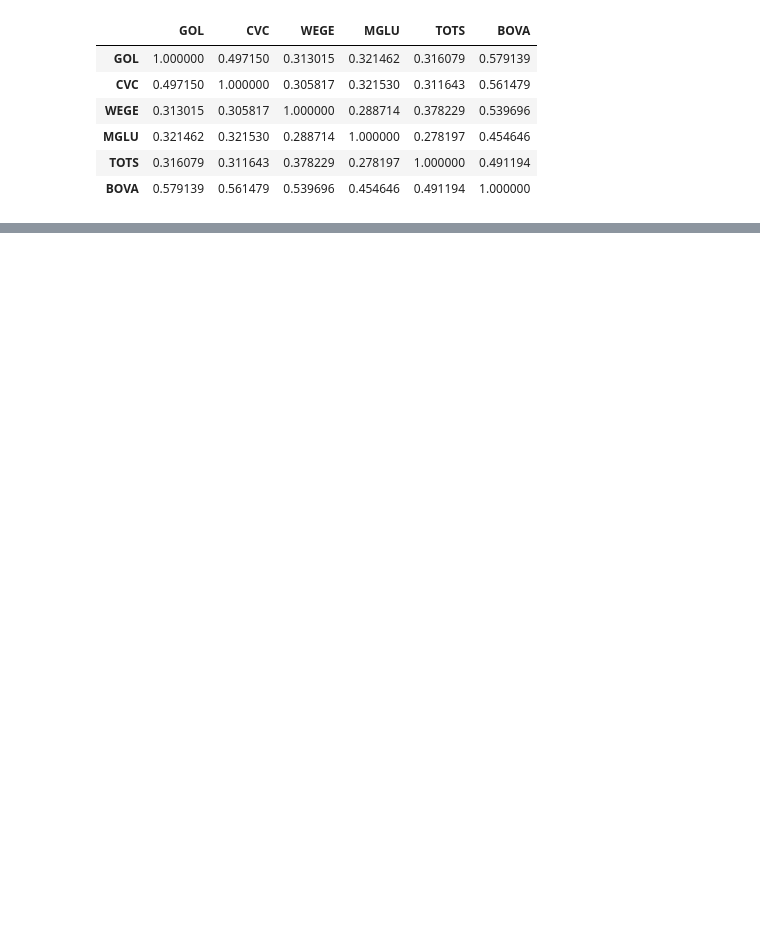
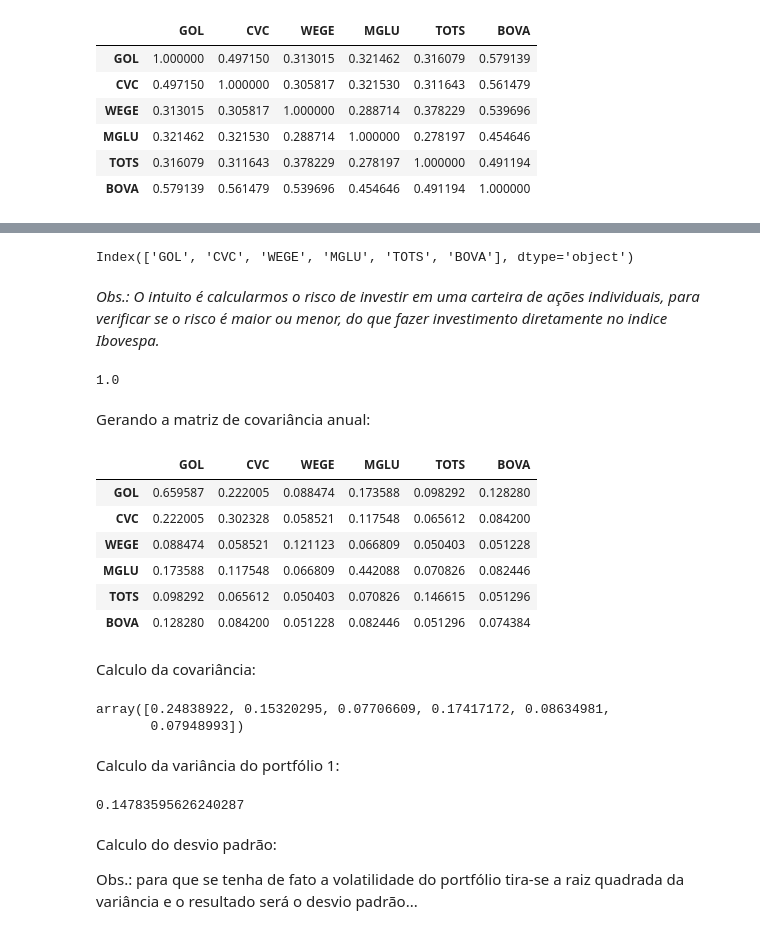
Before and after one commit to CGVARGAS/analiseDados1, a Jupyter notebook: correlacaoEntreAcoes.ipynb, the cells around one changed output, grey strips where cells are left out. Drawn from its saved outputs; the diff is of its cells as text; code cells hidden in the pictures; blank space fills up the shorter version.

Commit message:
Atualições: calculo de risco de portfóliio de ações - variância, desvio padrão e covariância. adicionado Risco sistemático e suas métricas

```diff
--- a/correlacaoEntreAcoes.ipynb
+++ b/correlacaoEntreAcoes.ipynb
@@ -89,0 +172,6 @@ sns.heatmap(taxa_retorno.corr(), annot=True)
+# %%
+dataset.columns
+# %% [output]
+Index(['GOL', 'CVC', 'WEGE', 'MGLU', 'TOTS', 'BOVA'], dtype='object')
+# %% [markdown]
+*Obs.: O intuito é calcularmos o risco de investir em uma carteira de ações individuais, para verificar se o risco é maior ou menor, do que fazer investimento diretamente no indice Ibovespa.*
@@ -89,0 +180,37 @@ sns.heatmap(taxa_retorno.corr(), annot=True)
+# %%
+# Lembrando que a soma do peso das ações tem que ter o resultado de 1.0...
+pesos1.sum()
+# %% [output]
+1.0
+# %% [markdown]
+Gerando a matriz de covariância anual:
+# %%
+taxa_retorno.cov() * 246
+# %% [output]
+|  | GOL | CVC | WEGE | MGLU | TOTS | BOVA |
+| GOL | 0.659587 | 0.222005 | 0.088474 | 0.173588 | 0.098292 | 0.128280 |
+| CVC | 0.222005 | 0.302328 | 0.058521 | 0.117548 | 0.065612 | 0.084200 |
+| WEGE | 0.088474 | 0.058521 | 0.121123 | 0.066809 | 0.050403 | 0.051228 |
+| MGLU | 0.173588 | 0.117548 | 0.066809 | 0.442088 | 0.070826 | 0.082446 |
+| TOTS | 0.098292 | 0.065612 | 0.050403 | 0.070826 | 0.146615 | 0.051296 |
+| BOVA | 0.128280 | 0.084200 | 0.051228 | 0.082446 | 0.051296 | 0.074384 |
+# %% [markdown]
+Calculo da covariância:
+# %%
+# Efetuando calculo para multiplicar as matrizes com os pesos.
+np.dot(taxa_retorno.cov() * 246, pesos1)
+# %% [output]
+array([0.24838922, 0.15320295, 0.07706609, 0.17417172, 0.08634981,
+       0.07948993])
+# %% [markdown]
+Calculo da variância do portfólio 1:
+# %%
+variancia_portfolio1 = np.dot(pesos1, np.dot(taxa_retorno.cov() * 246, pesos1))
+variancia_portfolio1
+# %% [output]
+0.14783595626240287
+# %% [markdown]
+Calculo do desvio padrão:
+
+
+Obs.: para que se tenha de fato a volatilidade do portfólio tira-se a raiz quadrada da variância e o resultado será o desvio padrão...
```
Also changed, not shown: parts of 56 cells of this notebook.
